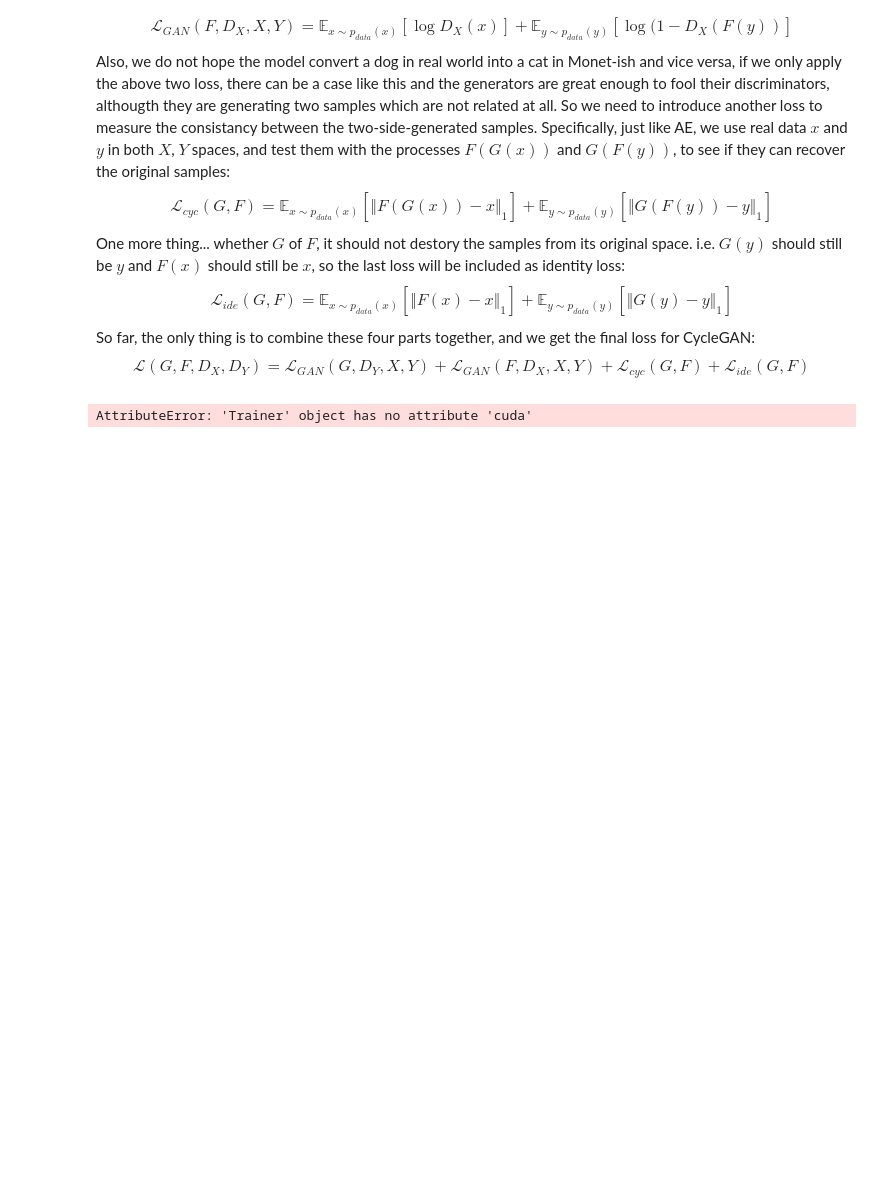
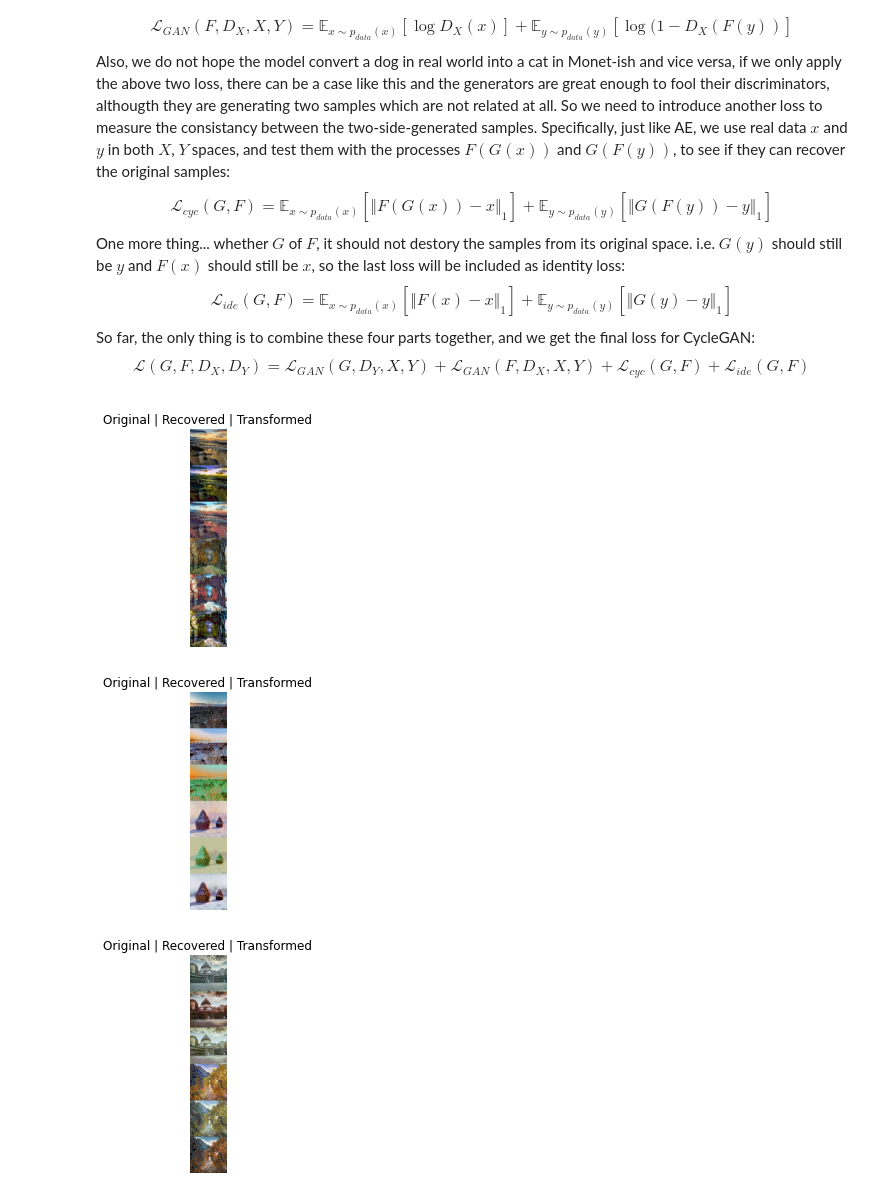
Before and after one commit to Rickyang2233/MonetCycleGAN, a Jupyter notebook: monet-gan.ipynb, the cells around one changed output. Drawn from its saved outputs; the diff is of its cells as text; code cells hidden in the pictures; blank space fills up the shorter version.

```diff
--- a/monet-gan.ipynb
+++ b/monet-gan.ipynb
@@ -174,7 +174,7 @@ class Discriminator(nn.Module):
     def forward(self, x):
         x =  self.model(x)
         # Average pooling and flatten, without softmax ...
-        return F.avg_pool2d(x, x.shape[2:]).view(x.shape[0], -1)
+        return functional.avg_pool2d(x, x.shape[2:]).view(x.shape[0], -1)
         # output shape (B, 1)
 # %% [markdown]
 #### Loss function for CycleGAN
@@ -204,8 +204,8 @@ class LambdaLR():
 def weights_init_normal(m):
     classname = m.__class__.__name__
     if classname.find('Conv') != -1:
-        torch.nn.init.normal(m.weight.data, 0.0, 0.02)
+        torch.nn.init.normal_(m.weight.data, 0.0, 0.02)
     elif classname.find('BatchNorm2d') != -1:
-        torch.nn.init.normal(m.weight.data, 1.0, 0.02)
+        torch.nn.init.normal_(m.weight.data, 1.0, 0.02)
         torch.nn.init.constant(m.bias.data, 0.0)
 # %%
@@ -388,6 +391,10 @@ F = Generator(input_nc=3, output_nc=3)
 DX = Discriminator(input_nc=3)
 DY = Discriminator(input_nc=3)
 # %%
-trainer = Trainer(G, F, DX, DY)
+trainer = Trainer(G, F, DX, DY, n_epochs=10)
-# %% [output]
-AttributeError: 'Trainer' object has no attribute 'cuda'
+# %%
+trainer.train()
+# %% [output]
+[figure, added]
+[figure, added]
+[figure, added]
```
Also changed, not shown: parts of 7 cells of this notebook.
